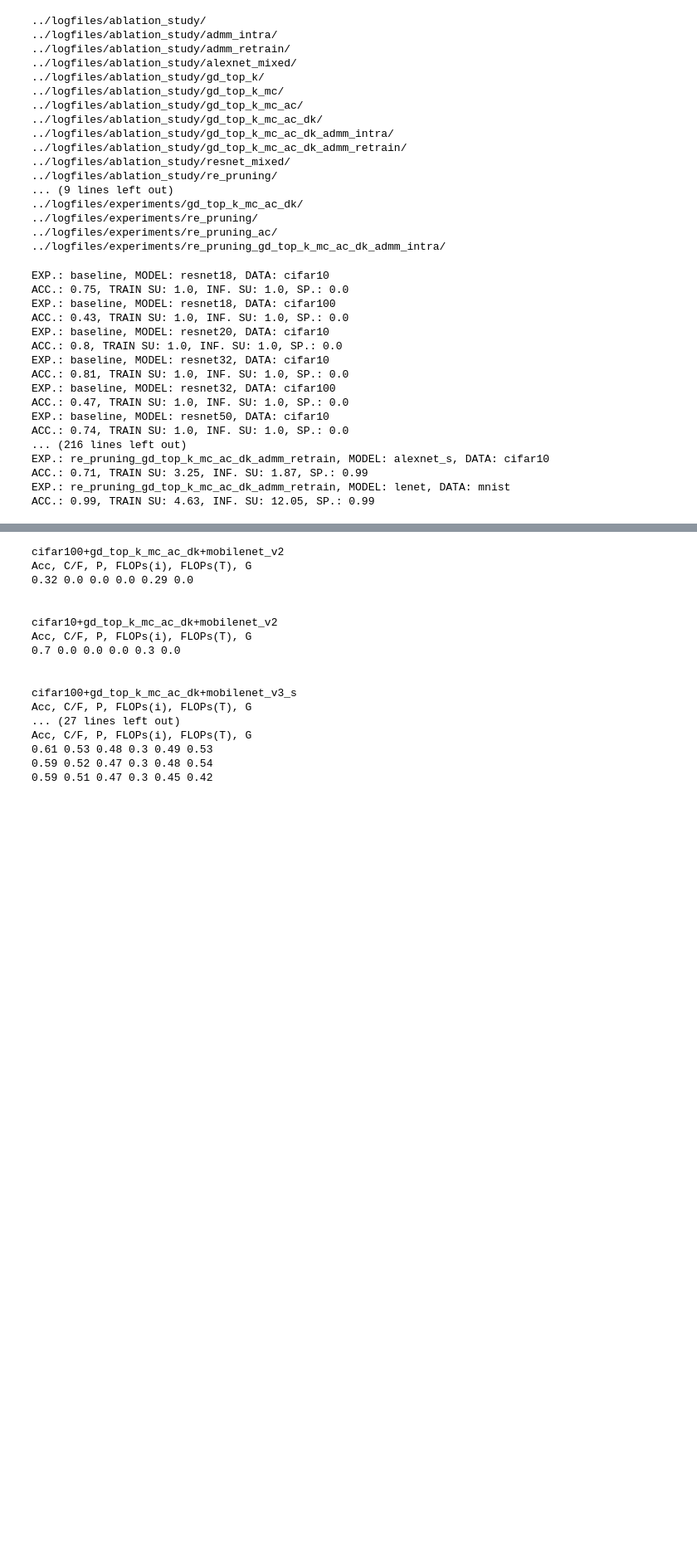
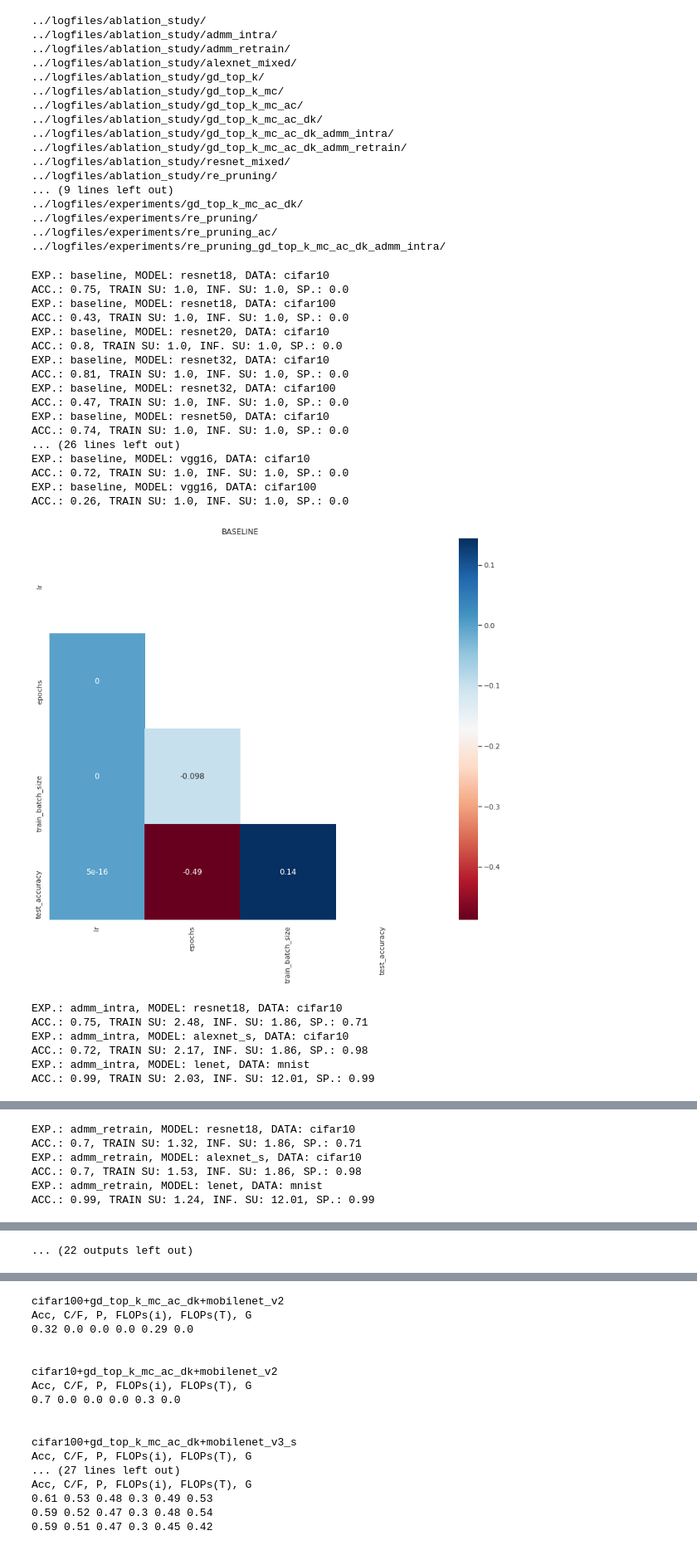
Before and after one commit to lorenz0890/multi-directional-pruning, a Jupyter notebook: notebooks/log_evaluation.ipynb, the cells around one changed output, grey strips where cells are left out. Shown at 83% size. Saved outputs shown, nothing was run; the diff lists cells and outputs as text; code cells hidden in the pictures; blank space fills up the shorter version.

```diff
--- a/notebooks/log_evaluation.ipynb
+++ b/notebooks/log_evaluation.ipynb
@@ -220,8 +220,11 @@ def cross_eval(best_results, datasets, models, name, specs_to_print, results_to_
     if plt_corr:
         pd_df = pd.DataFrame(pd_dict)
         if len(pd_df) > 0:
+            corr = pd_df.corr()
+            mask = np.zeros_like(corr, dtype=np.bool)
+            mask[np.triu_indices_from(mask)] = True
             pd_df = pd_df.loc[:, (pd_df != pd_df.iloc[0]).any()] #drop const cols
-            sns.heatmap(pd_df.corr(), cbar=True, annot=True, cmap='RdBu')
+            sns.heatmap(corr, mask=mask, cbar=True, square=True, annot=True, cmap='RdBu')
             plt.title(name.upper())
             plt.xticks(rotation=90)
             plt.show()
@@ -252,8 +255,10 @@ models = [
     'vgg16'
          ]
 best_results = {}
-plt_corr = False
+plt_corr = True
 sns.set(rc={'figure.figsize':(1.33*11.7,1.33*8.27)})
+sns.set_theme(style="white")
+
 
 cross_eval(best_results, datasets, models, 'baseline', ['lr', 'epochs', 'train_batch_size'], ['test_accuracy'], plt_corr)
 
@@ -313,35 +318,42 @@ cross_eval(best_results, datasets, models, 're_pruning_ac_admm_intra', ['lr', 'p
       'current_sparsity', 'current_relative_overhead'], plt_corr)
 cross_eval(best_results, datasets, models, 're_pruning_ac_admm_retrain', ['lr', 'prune_epochs', 'metric_q_l', 'metric_q_c', 'scale_l', 'scale_c',
       'sample_l', 'sample_c', 'softness_l', 'softness_c', 'magnitude_t_c', 'magnitude_t_l', 'ac',
       'train_batch_size'], ['test_accuracy', 'total_su', 'total_su_fwd', 'total_su_bwd',
       'current_sparsity', 'current_relative_overhead'], plt_corr)
 
 
 
 cross_eval(best_results, datasets, models, 're_pruning_gd_top_k_mc_ac_dk_admm_intra', ['lr', 'prune_epochs', 'metric_q_l',
       'metric_q_c', 'scale_l', 'scale_c', 'sample_l', 'sample_c', 'softness_l', 'softness_c', 'magnitude_t_c',
       'magnitude_t_l', 'ac', 'train_batch_size'], ['test_accuracy', 'total_su', 'total_su_fwd',
       'total_su_bwd', 'current_sparsity', 'current_relative_overhead'], plt_corr)
 
 cross_eval(best_results, datasets, models, 're_pruning_gd_top_k_mc_ac_dk_admm_retrain', ['lr', 'prune_epochs', 'metric_q_l',
       'metric_q_c', 'scale_l', 'scale_c', 'sample_l', 'sample_c', 'softness_l', 'softness_c', 'magnitude_t_c',
       'magnitude_t_l', 'ac', 'train_batch_size'], ['test_accuracy', 'total_su', 'total_su_fwd',
       'total_su_bwd', 'current_sparsity', 'current_relative_overhead'], plt_corr)
 # %% [output]
 EXP.: baseline, MODEL: resnet18, DATA: cifar10
 ACC.: 0.75, TRAIN SU: 1.0, INF. SU: 1.0, SP.: 0.0
 EXP.: baseline, MODEL: resnet18, DATA: cifar100
 ACC.: 0.43, TRAIN SU: 1.0, INF. SU: 1.0, SP.: 0.0
 EXP.: baseline, MODEL: resnet20, DATA: cifar10
 ACC.: 0.8, TRAIN SU: 1.0, INF. SU: 1.0, SP.: 0.0
 EXP.: baseline, MODEL: resnet32, DATA: cifar10
 ACC.: 0.81, TRAIN SU: 1.0, INF. SU: 1.0, SP.: 0.0
 EXP.: baseline, MODEL: resnet32, DATA: cifar100
 ACC.: 0.47, TRAIN SU: 1.0, INF. SU: 1.0, SP.: 0.0
 EXP.: baseline, MODEL: resnet50, DATA: cifar10
 ACC.: 0.74, TRAIN SU: 1.0, INF. SU: 1.0, SP.: 0.0
-... (216 lines left out)
-EXP.: re_pruning_gd_top_k_mc_ac_dk_admm_retrain, MODEL: alexnet_s, DATA: cifar10
-ACC.: 0.71, TRAIN SU: 3.25, INF. SU: 1.87, SP.: 0.99
-EXP.: re_pruning_gd_top_k_mc_ac_dk_admm_retrain, MODEL: lenet, DATA: mnist
-ACC.: 0.99, TRAIN SU: 4.63, INF. SU: 12.05, SP.: 0.99
+... (26 lines left out)
+EXP.: baseline, MODEL: vgg16, DATA: cifar10
+ACC.: 0.72, TRAIN SU: 1.0, INF. SU: 1.0, SP.: 0.0
+EXP.: baseline, MODEL: vgg16, DATA: cifar100
+ACC.: 0.26, TRAIN SU: 1.0, INF. SU: 1.0, SP.: 0.0
+[figure, added]
+EXP.: admm_intra, MODEL: resnet18, DATA: cifar10
+ACC.: 0.75, TRAIN SU: 2.48, INF. SU: 1.86, SP.: 0.71
+EXP.: admm_intra, MODEL: alexnet_s, DATA: cifar10
+ACC.: 0.72, TRAIN SU: 2.17, INF. SU: 1.86, SP.: 0.98
+EXP.: admm_intra, MODEL: lenet, DATA: mnist
+ACC.: 0.99, TRAIN SU: 2.03, INF. SU: 12.01, SP.: 0.99
@@ -347,0 +361,6 @@ ACC.: 0.99, TRAIN SU: 4.63, INF. SU: 12.05, SP.: 0.99
+EXP.: admm_retrain, MODEL: resnet18, DATA: cifar10
+ACC.: 0.7, TRAIN SU: 1.32, INF. SU: 1.86, SP.: 0.71
+EXP.: admm_retrain, MODEL: alexnet_s, DATA: cifar10
+ACC.: 0.7, TRAIN SU: 1.53, INF. SU: 1.86, SP.: 0.98
+EXP.: admm_retrain, MODEL: lenet, DATA: mnist
+ACC.: 0.99, TRAIN SU: 1.24, INF. SU: 12.01, SP.: 0.99
@@ -348,3 +389,4 @@ ACC.: 0.99, TRAIN SU: 4.63, INF. SU: 12.05, SP.: 0.99
+... (22 outputs left out)
 # %%
 search_n, search_m, search_d = 're_pruning', 'mobilenet_v2', 'cifar10'
 for name in best_results:
```
Also changed, not shown: parts of 3 cells of this notebook, 3 other files.
